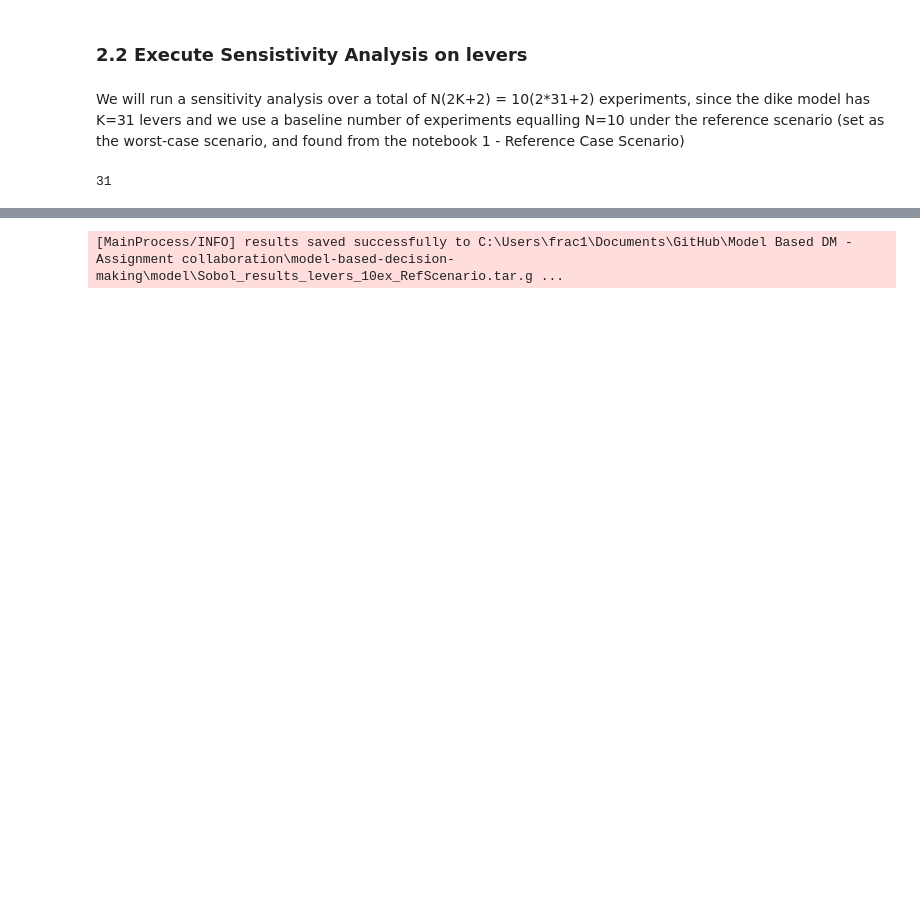
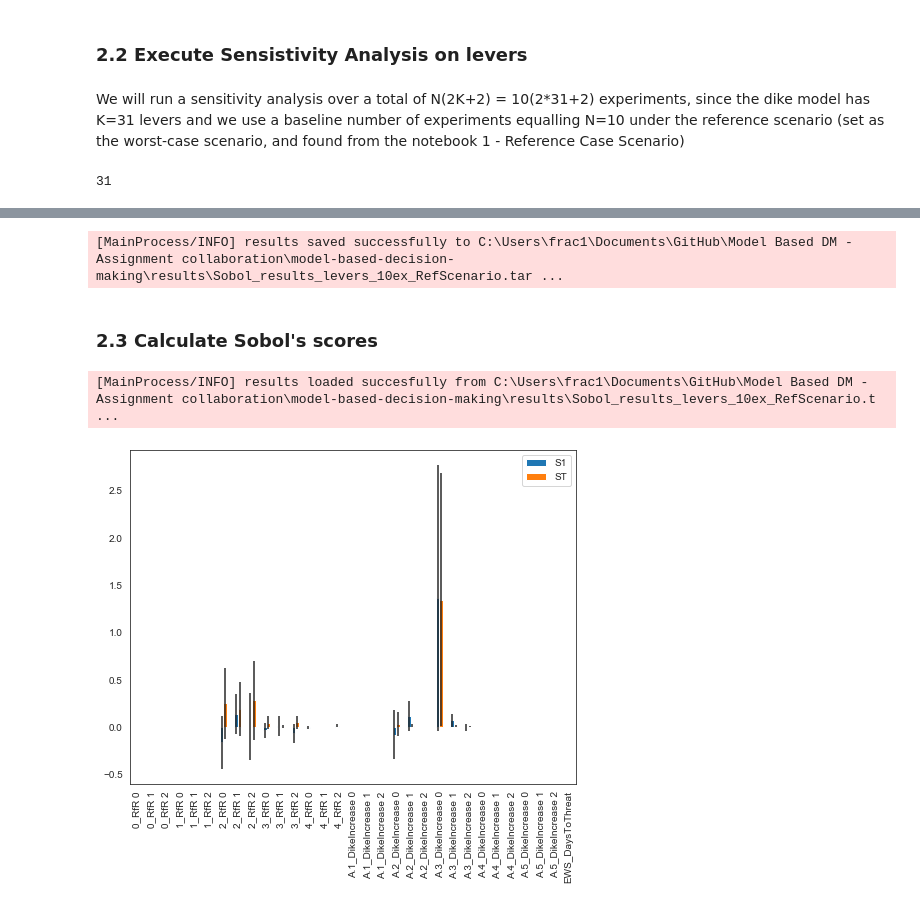
Before and after one commit to herzogrh/model-based-decision-making, a Jupyter notebook: model/Sensitivity Analysis.ipynb, the cells around one changed output, grey strips where cells are left out. Drawn from its saved outputs; the diff is of its cells as text; code cells hidden in the pictures; blank space fills up the shorter version.

Commit message:
calculation of indeces - first attempt

```diff
--- a/model/Sensitivity Analysis.ipynb
+++ b/model/Sensitivity Analysis.ipynb
@@ -152,6 +153,59 @@ Sobol time is 8 mintues
 #save the results
 
 l_results = (experiments, outcomes)
-save_results(l_results, 'Sobol_results_levers_10ex_RefScenario.tar.gz')
+save_results(l_results, '../results/Sobol_results_levers_10ex_RefScenario.tar.gz')
 # %% [output]
-[MainProcess/INFO] results saved successfully to C:\Users\frac1\Documents\GitHub\Model Based DM - Assignment collaboration\model-based-decision-making\model\Sobol_results_levers_10ex_RefScenario.tar.g ...
+[MainProcess/INFO] results saved successfully to C:\Users\frac1\Documents\GitHub\Model Based DM - Assignment collaboration\model-based-decision-making\results\Sobol_results_levers_10ex_RefScenario.tar ...
+# %% [markdown]
+### 2.3 Calculate Sobol's scores
+# %%
+#load the levers' results
+
+experiments, outcomes = load_results('../results/Sobol_results_levers_10ex_RefScenario.tar.gz')
+# %% [output]
+[MainProcess/INFO] results loaded succesfully from C:\Users\frac1\Documents\GitHub\Model Based DM - Assignment collaboration\model-based-decision-making\results\Sobol_results_levers_10ex_RefScenario.t ...
+# %%
+N = 10 #baseline_n_experiments
+k = len(dike_model.levers) #number of levers
+
+experiments, outcomes = l_results
+policies = np.empty([len(experiments), 1])
+
+kk = 0
+l = N * (2*k+2)
+for i in range (len(experiments)):
+    policies[i] = kk
+    if (i == l - 1) :
+        kk = kk + 1
+        l = l + N * (2*k+2)
+policies = policies.astype(int)
+
+data = pd.DataFrame.from_dict(outcomes)
+data['Policy'] = policies
+
+outcomes_names = list(dike_model.outcomes.keys())
+n_outcomes = len(outcomes_names)
+len_outcomes = int(len(experiments) / 1)
+
+outcomes_tup = ()
+
+for i in range (0, n_outcomes) :
+    outcome_np = np.empty([len_outcomes, 1])
+    for j in range(0, 1) :
+        outcome_np[:, j] = pd.DataFrame(data[data.Policy == j][outcomes_names[i]]).reset_index(drop = True).values[:, 0]
+    outcomes_tup = outcomes_tup + (outcome_np,)
+# %%
+# Calculation of S1, S2, ST indices
+
+problem = get_SALib_problem(dike_model.levers)
+scores = []
+for i in range(0, 1) :
+    scores.append(sobol.analyze(problem, outcomes_tup[0][:, i], calc_second_order=True))
+# %%
+fig = plot_scores(scores[0], problem)
+for i in range(1, 1) :
+    figi = plot_scores(scores[i], problem)
+    figi.axes.append(fig)
+plt.show()
+# %% [output]
+[figure, added]
```
Also changed, not shown: parts of 6 cells of this notebook, 3 other files.
